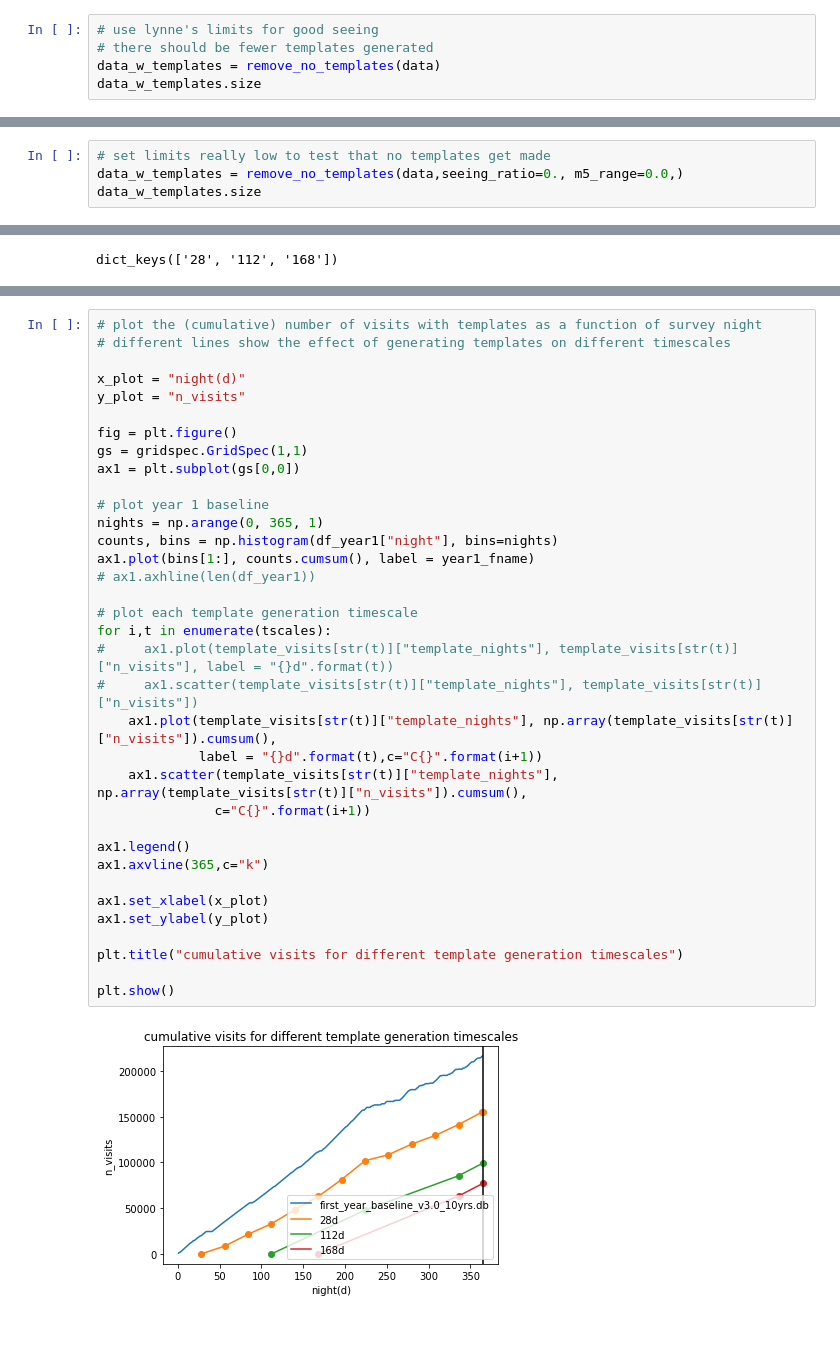
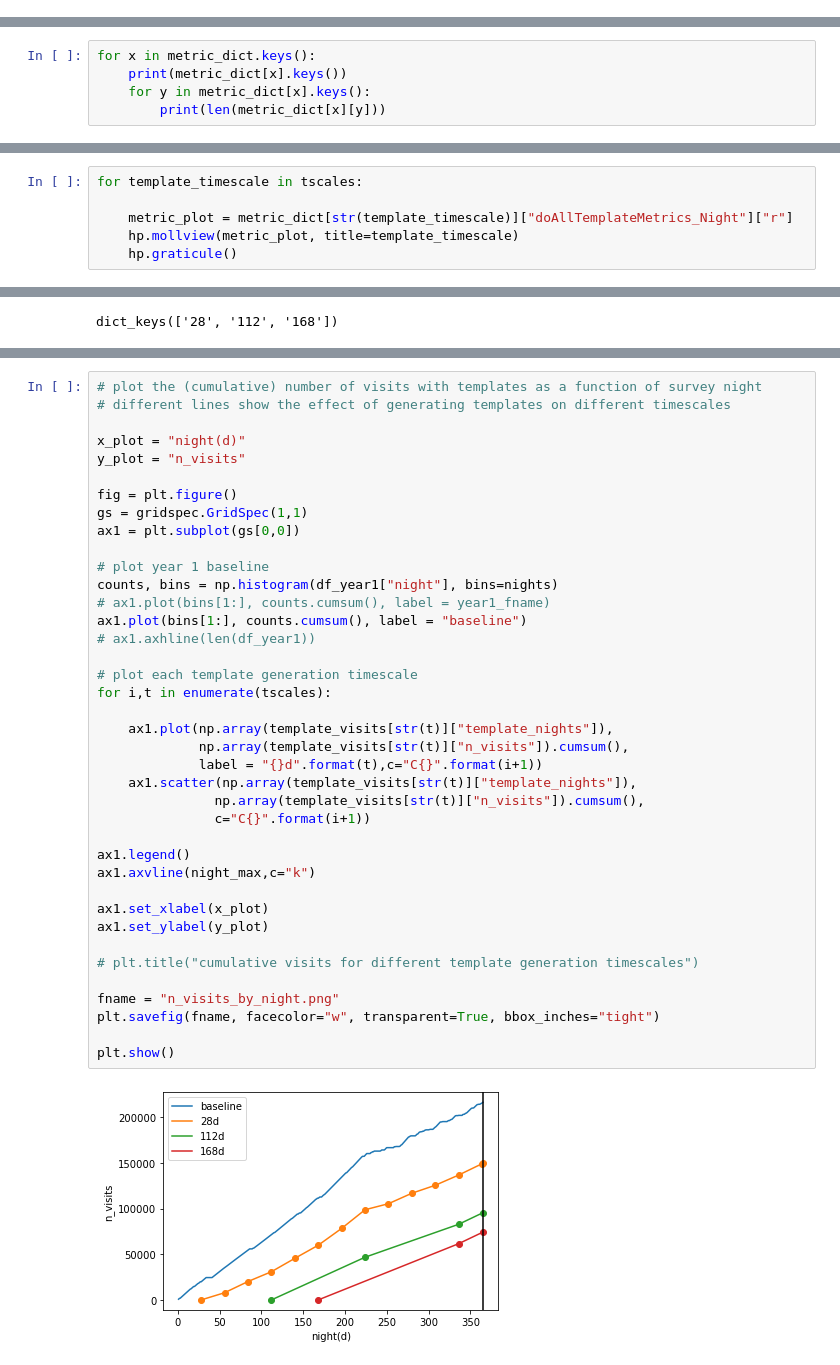
Before and after one commit to jrob93/rubin_templates, a Jupyter notebook: remove_no_template_visits.ipynb, the cells around one changed output, grey strips where cells are left out. Cells and saved outputs as stored; diff of their text form; blank space fills up the shorter version.

```diff
--- a/remove_no_template_visits.ipynb
+++ b/remove_no_template_visits.ipynb
@@ -427,5 +289,0 @@ night_template_min = 0.0
-# %%
-# use lynne's limits for good seeing
-# there should be fewer templates generated
-data_w_templates = remove_no_templates(data)
-data_w_templates.size
@@ -435,4 +289,0 @@ night_template_min = 182
-# %%
-# set limits really low to test that no templates get made
-data_w_templates = remove_no_templates(data,seeing_ratio=0., m5_range=0.0,)
-data_w_templates.size
@@ -563,0 +625,5 @@ t_tot = 133.68 min (2.228032 hrs)
+# %%
+for x in metric_dict.keys():
+    print(metric_dict[x].keys())
+    for y in metric_dict[x].keys():
+        print(len(metric_dict[x][y]))
@@ -563,0 +665,6 @@ t_tot = 133.68 min (2.228032 hrs)
+# %%
+for template_timescale in tscales:
+
+    metric_plot = metric_dict[str(template_timescale)]["doAllTemplateMetrics_Night"]["r"]
+    hp.mollview(metric_plot, title=template_timescale)
+    hp.graticule()
@@ -656,37 +948,41 @@ sys.getsizeof(df_data_w_templates)
 # %%
 # plot the (cumulative) number of visits with templates as a function of survey night
 # different lines show the effect of generating templates on different timescales
 
 x_plot = "night(d)"
 y_plot = "n_visits"
 
 fig = plt.figure()
 gs = gridspec.GridSpec(1,1)
 ax1 = plt.subplot(gs[0,0])
 
 # plot year 1 baseline
-nights = np.arange(0, 365, 1)
 counts, bins = np.histogram(df_year1["night"], bins=nights)
-ax1.plot(bins[1:], counts.cumsum(), label = year1_fname)
+# ax1.plot(bins[1:], counts.cumsum(), label = year1_fname)
+ax1.plot(bins[1:], counts.cumsum(), label = "baseline")
 # ax1.axhline(len(df_year1))
 
 # plot each template generation timescale
 for i,t in enumerate(tscales):
-#     ax1.plot(template_visits[str(t)]["template_nights"], template_visits[str(t)]["n_visits"], label = "{}d".format(t))
-#     ax1.scatter(template_visits[str(t)]["template_nights"], template_visits[str(t)]["n_visits"])
-    ax1.plot(template_visits[str(t)]["template_nights"], np.array(template_visits[str(t)]["n_visits"]).cumsum(),
+
+    ax1.plot(np.array(template_visits[str(t)]["template_nights"]),
+             np.array(template_visits[str(t)]["n_visits"]).cumsum(),
              label = "{}d".format(t),c="C{}".format(i+1))
-    ax1.scatter(template_visits[str(t)]["template_nights"], np.array(template_visits[str(t)]["n_visits"]).cumsum(),
+    ax1.scatter(np.array(template_visits[str(t)]["template_nights"]),
+               np.array(template_visits[str(t)]["n_visits"]).cumsum(),
                c="C{}".format(i+1))
 
 ax1.legend()
-ax1.axvline(365,c="k")
+ax1.axvline(night_max,c="k")
 
 ax1.set_xlabel(x_plot)
 ax1.set_ylabel(y_plot)
 
-plt.title("cumulative visits for different template generation timescales")
+# plt.title("cumulative visits for different template generation timescales")
+
+fname = "n_visits_by_night.png"
+plt.savefig(fname, facecolor="w", transparent=True, bbox_inches="tight")
 
 plt.show()
 # %% [output]
-[figure, old version]
+[figure, new version]
```
Also changed, not shown: parts of 83 cells of this notebook, 2 other files.
